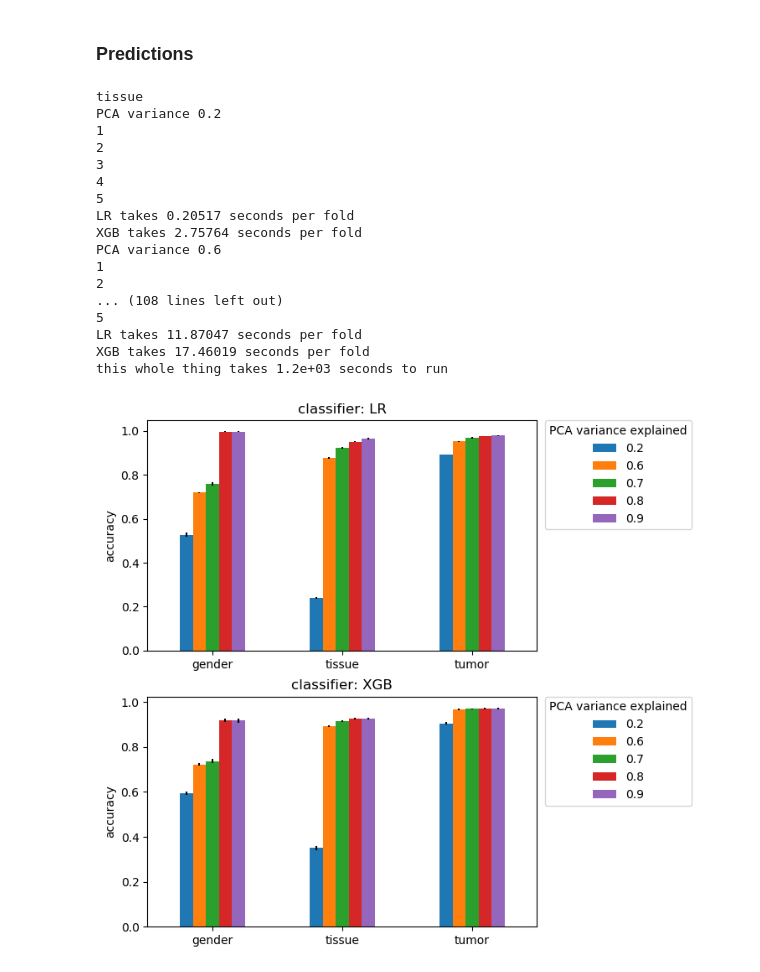
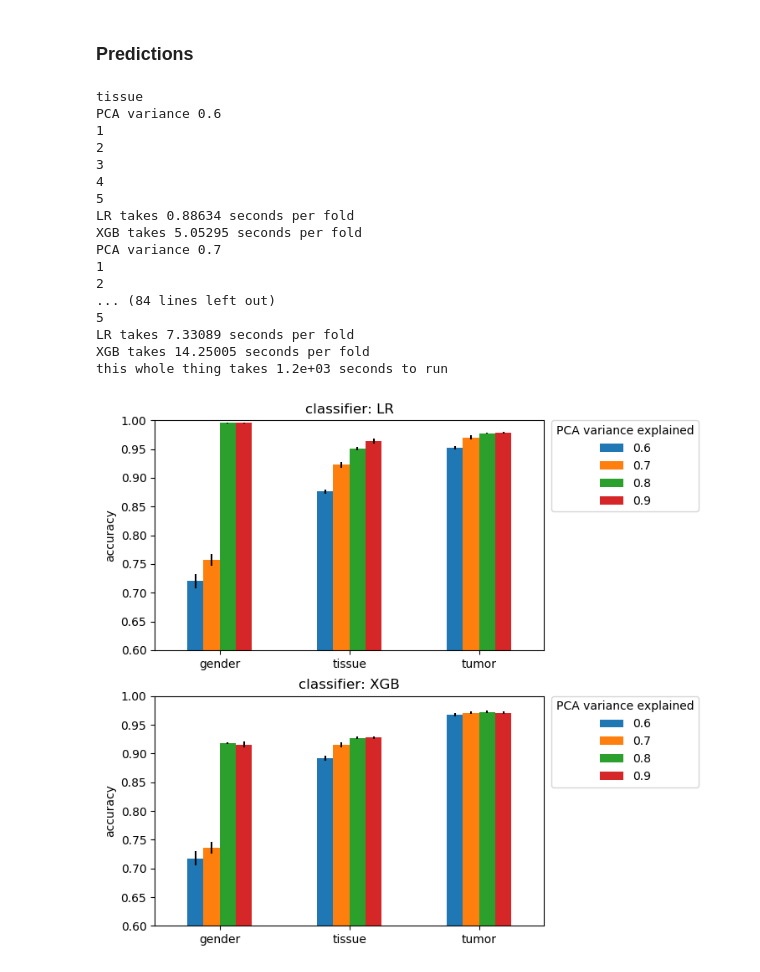
Before and after one commit to jvivian/DeepTCGA, a Jupyter notebook: Baseline_predictors.ipynb, the cells around one changed output. Saved outputs shown, nothing was run; the diff lists cells and outputs as text; code cells hidden in the pictures.

Commit message:
change bar plot y range

```diff
--- a/Baseline_predictors.ipynb
+++ b/Baseline_predictors.ipynb
@@ -64,54 +64,65 @@ t0 = time.time()
 mean_df = pd.DataFrame()
 error_df = pd.DataFrame()
 
+def update_result_df(mean_df, error_df, X_df, y_df, name, sample=False):
+    X, y, _ = prep_data(X_df, y_df, "label_"+label)
+    if sample:
+        random_idx = np.random.permutation(X.shape[0])
+        sample_size = int(X.shape[0] * sample)
+        X = X[random_idx[:sample_size]]
+        y = y[random_idx[:sample_size]]
+    result_df = run_cross_val(X, y, n_fold=5, random_state=0)
+    data_row = result_df.mean().to_dict()
+    data_row.update({"label":label, "PCA_variance":name})
+    error_row = result_df.std().to_dict()
+    error_row.update({"label":label, "PCA_variance":name})
+    mean_df = mean_df.append(data_row, ignore_index=True)
+    error_df = error_df.append(error_row, ignore_index=True)
+    return mean_df, error_df
+
+
+y_df = pd.read_csv("./data/labels.csv", index_col="sample_id")
 for label in ["tissue", "gender", "tumor"]:
     print(label)
-    for variance in [0.2, 0.6, 0.7, 0.8, 0.9]:
+    for variance in [0.6, 0.7, 0.8, 0.9]:
         print("PCA variance", variance)
-        X_df = pd.read_csv("./data/mRNA_PCA_{0}_variance_MinMaxScaled.csv".format(variance), index_col="sample_id")
-        y_df = pd.read_csv("./data/labels.csv", index_col="sample_id")
-        X, y, _ = prep_data(X_df, y_df, "label_"+label)
-#         X_sample, y_sample = sample_data(X, y, frac=0.01)
-        result_df = run_cross_val(X, y, n_fold=5, random_state=0)
-        data_row = result_df.mean().to_dict()
-        data_row.update({"label":label, "PCA_variance":variance})
-        error_row = result_df.std().to_dict()
-        error_row.update({"label":label, "PCA_variance":variance})
-        mean_df = mean_df.append(data_row, ignore_index=True)
-        error_df = error_df.append(error_row, ignore_index=True)
+        X_df = pd.read_csv("./data/mRNA_PCA_{0}_variance_MinMaxScaled.csv".format(variance),
+                           index_col="sample_id")
+        mean_df, error_df = update_result_df(mean_df, error_df, X_df, y_df, variance)
 
 mean_df = mean_df.set_index(["label", "PCA_variance"]).unstack()
 error_df = error_df.set_index(["label", "PCA_variance"]).unstack()
 print("this whole thing takes {0:.2} seconds to run".format(time.time()-t0))
 # %% [output]
 tissue
-PCA variance 0.2
+PCA variance 0.6
 1
 2
 3
 4
 5
-LR takes 0.20517 seconds per fold
-XGB takes 2.75764 seconds per fold
-PCA variance 0.6
+LR takes 0.88634 seconds per fold
+XGB takes 5.05295 seconds per fold
+PCA variance 0.7
 1
 2
-... (108 lines left out)
+... (84 lines left out)
 5
-LR takes 11.87047 seconds per fold
-XGB takes 17.46019 seconds per fold
+LR takes 7.33089 seconds per fold
+XGB takes 14.25005 seconds per fold
 this whole thing takes 1.2e+03 seconds to run
 # %%
 fig, axes = plt.subplots(ncols=1, nrows=2, figsize=(6, 8), dpi=100)
 for i, clf_name in enumerate(["LR", "XGB"]):
     mean_df[clf_name].plot.bar(yerr=error_df[clf_name], rot=0, ax=axes[i])
     axes[i].legend(title="PCA variance explained",
                    bbox_to_anchor=(1.02, 1), loc=2, borderaxespad=0.)
     axes[i].set_title("classifier: {0}".format(clf_name))
     axes[i].set_ylabel("accuracy")
     axes[i].set_xlabel("")
+    axes[i].set_ylim([0.6, 1])
 # %% [output]
-[figure, old version]
+[figure, new version]
 # %%
 mean_df
 # %% [output]
```
Also changed, not shown: parts of 5 cells of this notebook.
